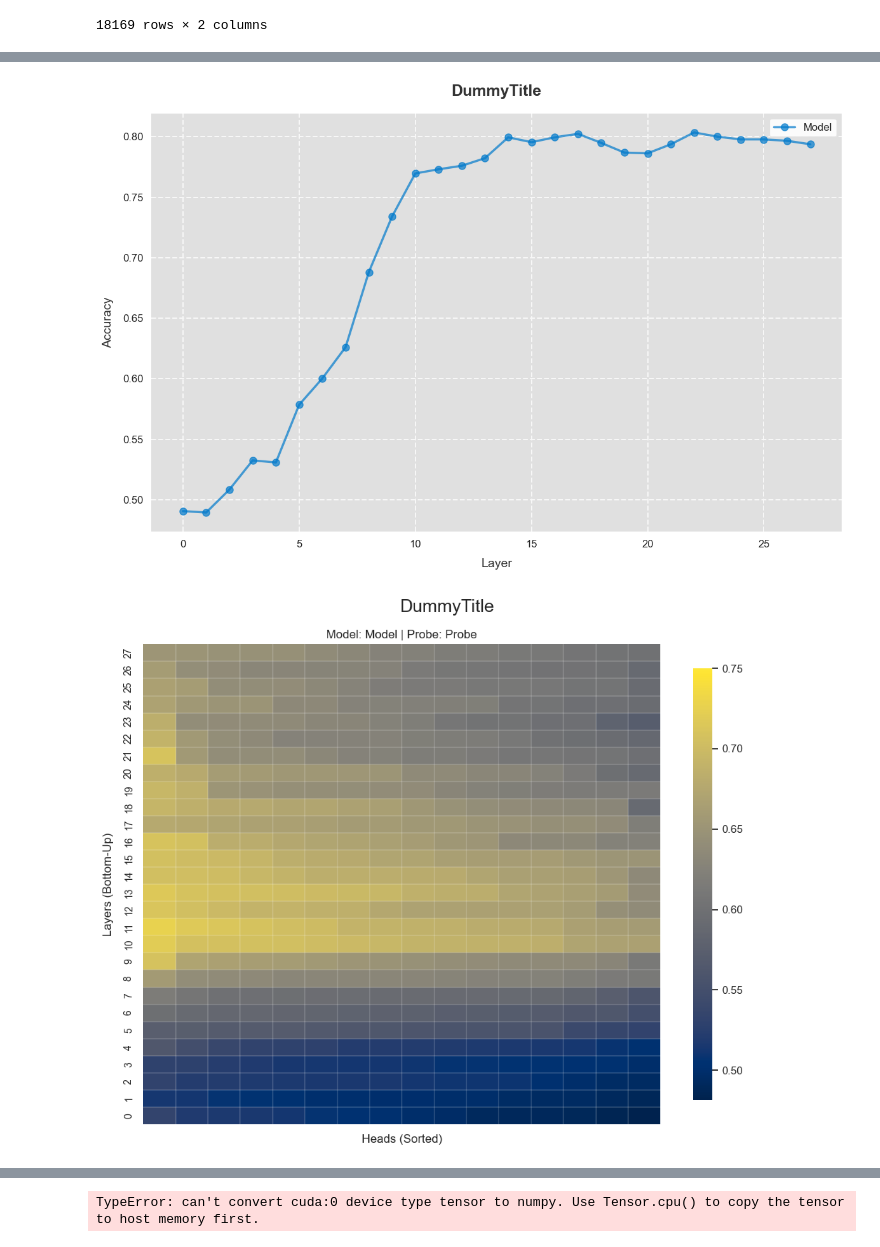
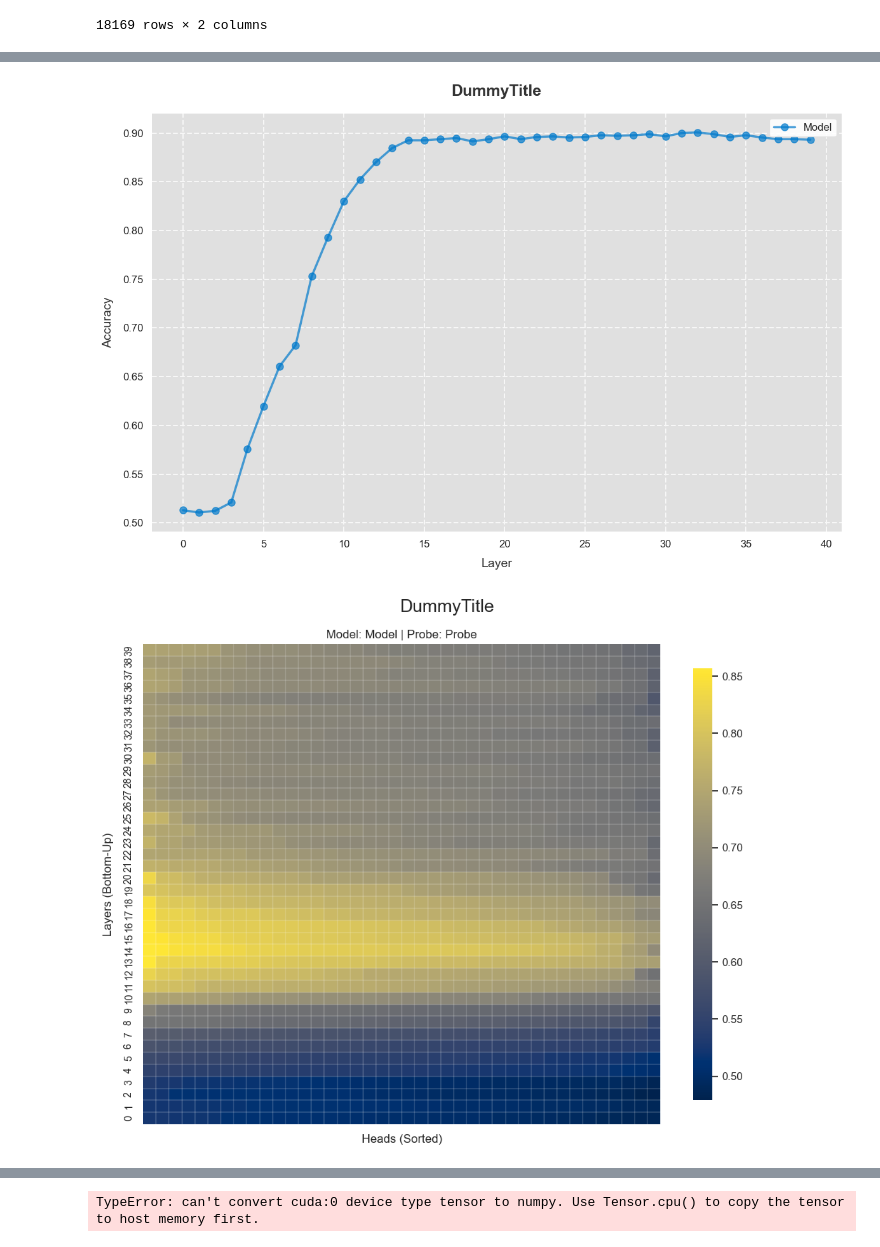
Before and after one commit to Supersheep7/tests_for_beliefs, a Jupyter notebook: test_datasets.ipynb, the cells around one changed output, grey strips where cells are left out. Drawn from its saved outputs; the diff is of its cells as text; code cells hidden in the pictures.

```diff
--- a/test_datasets.ipynb
+++ b/test_datasets.ipynb
@@ -167,3 +167,6 @@ def plot_heat(accuracies, title="DummyTitle", x_axis="Heads (Sorted)",
 
     plt.tight_layout()
     # save_fig(f"heat_{title}")
+# %%
+import torch as t
+data = t.load('try2')
@@ -170,9 +225,10 @@ def plot_heat(accuracies, title="DummyTitle", x_axis="Heads (Sorted)",
 # %%
-model = 'gpt-j'
+model = 'llama_medium'
 
 heads = t.load(f'accuracy_complete/{model}/logistic_regression/accuracies_heads')
 mid = t.load(f'accuracy_complete/{model}/logistic_regression/accuracies_mid')
 residual = t.load(f'accuracy_complete/{model}/logistic_regression/accuracies_residual')
+directions = t.load(f'accuracy_complete/{model}/ee')
 
 plot_line(mid)
 plot_line(residual)
@@ -182,3 +238,3 @@ plot_heat(heads)
-[figure, old version]
+[figure, new version]
-[figure, old version]
+[figure, new version]
 # %%
```
Also changed, not shown: parts of 4 cells of this notebook, 5 other files.
